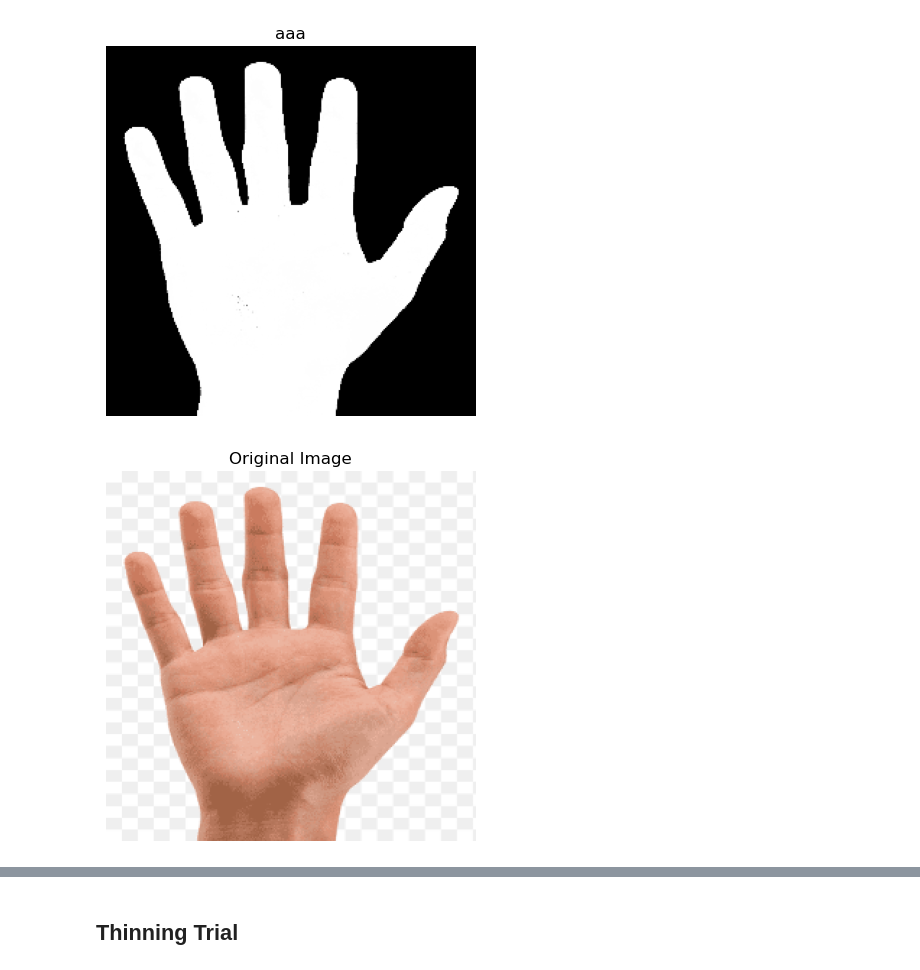
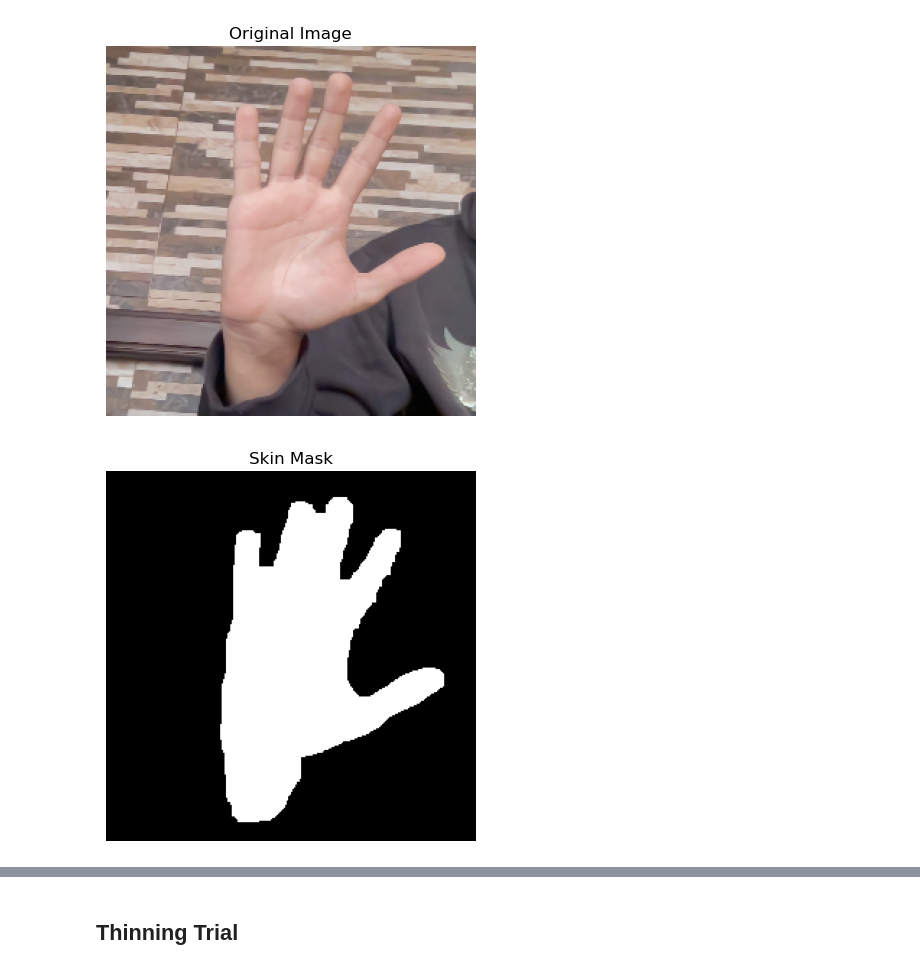
Before and after one commit to zizoisprogramming/Paint-A-Distance, a Jupyter notebook: zizo_trial.ipynb, the cells around one changed output, grey strips where cells are left out. Cells and saved outputs as stored; diff of their text form; code cells hidden in the pictures.

```diff
--- a/zizo_trial.ipynb
+++ b/zizo_trial.ipynb
@@ -65,9 +65,9 @@ def prob_skin_c(C, skinMean, skinCov, nonSkinMean, nonSkinCov):
     return probCskin / (probCskin + probCnonSkin)
 # %%
 def cleanMask(skin_mask):
-    binary_mask = cv2.threshold(skin_mask, 0.15, 1, cv2.THRESH_BINARY)[1]
-    binary_mask = cv2.morphologyEx(binary_mask, cv2.MORPH_CLOSE, np.ones((3, 3)), iterations=2)
-    binary_mask = cv2.morphologyEx(binary_mask, cv2.MORPH_OPEN, np.ones((3, 3)), iterations=2)
+    binary_mask = cv2.threshold(skin_mask, 0.25, 1, cv2.THRESH_BINARY)[1]
+    binary_mask = cv2.morphologyEx(binary_mask, cv2.MORPH_OPEN, np.ones((3, 3)), iterations=3)
+    binary_mask = cv2.morphologyEx(binary_mask, cv2.MORPH_CLOSE, np.ones((3, 3)), iterations=3)
     return binary_mask
 # %%
 def show_images(images,titles=None):
@@ -95,25 +95,25 @@ skin_cov = cov[1]
 non_skin_mean = mean[2]
 non_skin_cov = cov[2]
 # %%
-image = cv2.imread('/home/zizo/CMP Year three/Semester 1/Image Processing/Project/test_images/image_hand.png')
+image = cv2.imread('/Users/zeyaddaowd/Desktop/sora0.png')
 image = cv2.cvtColor(image, cv2.COLOR_BGR2RGB)
 image = cv2.resize(image, (256, 256))
 original = image.copy()
 YCC = cv2.cvtColor(image, cv2.COLOR_RGB2YCrCb)
 image = image.astype(np.float64) / 255
 C = YCC[:, :, 1:]
 skin_mask = np.zeros((image.shape[0], image.shape[1]))
 skin_mask = prob_skin_c(C, skin_mean, skin_cov, non_skin_mean, non_skin_cov)
-
+skin_mask = cleanMask(skin_mask)
 kernel = cv2.getStructuringElement(cv2.MORPH_ELLIPSE, (10, 10))
 skin_mask_dilated = cv2.dilate(skin_mask, kernel)
 
 
 show_images([original], ['Original Image'])
 show_images([skin_mask], ['Skin Mask'])
 show_images([skin_mask_dilated], ['Skin Mask Dilated'])
 
 show_images([image * skin_mask_dilated[:, :, np.newaxis]], ['Skin Detected Image'])
 # %% [output]
-[figure, old version]
+[figure, new version]
-[figure, old version]
+[figure, new version]
```
Also changed, not shown: parts of 10 cells of this notebook.
